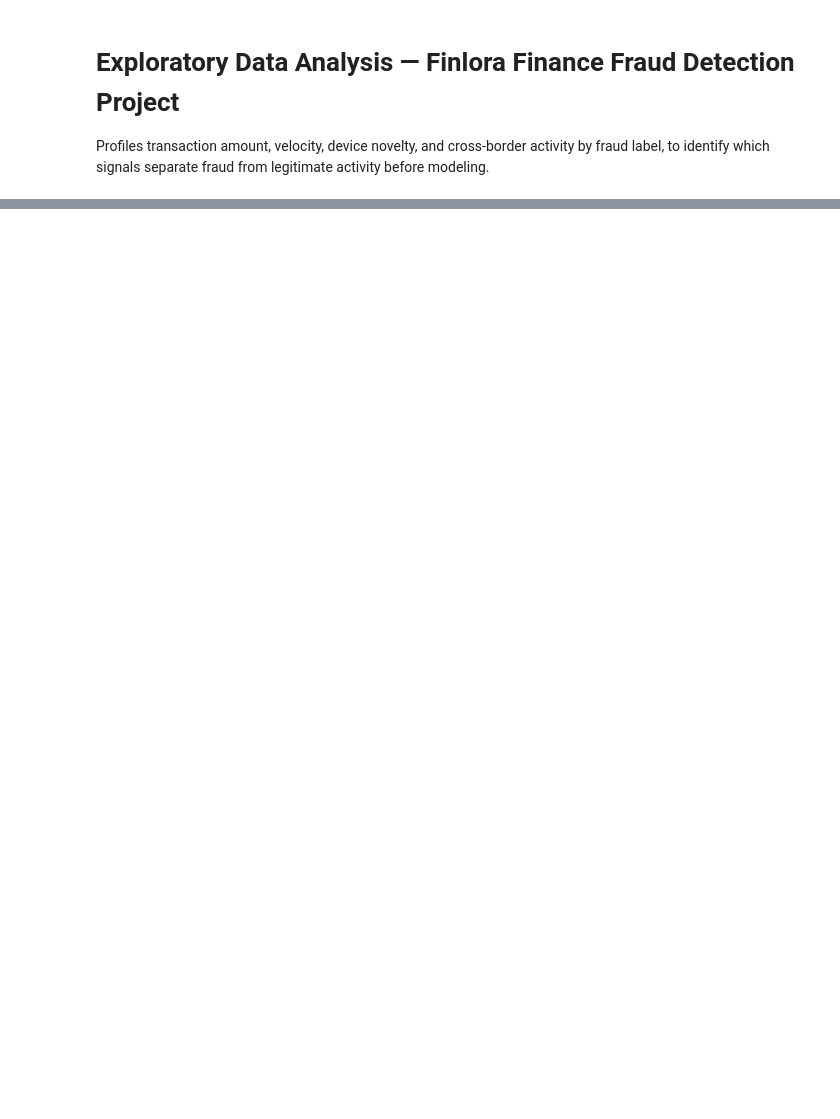
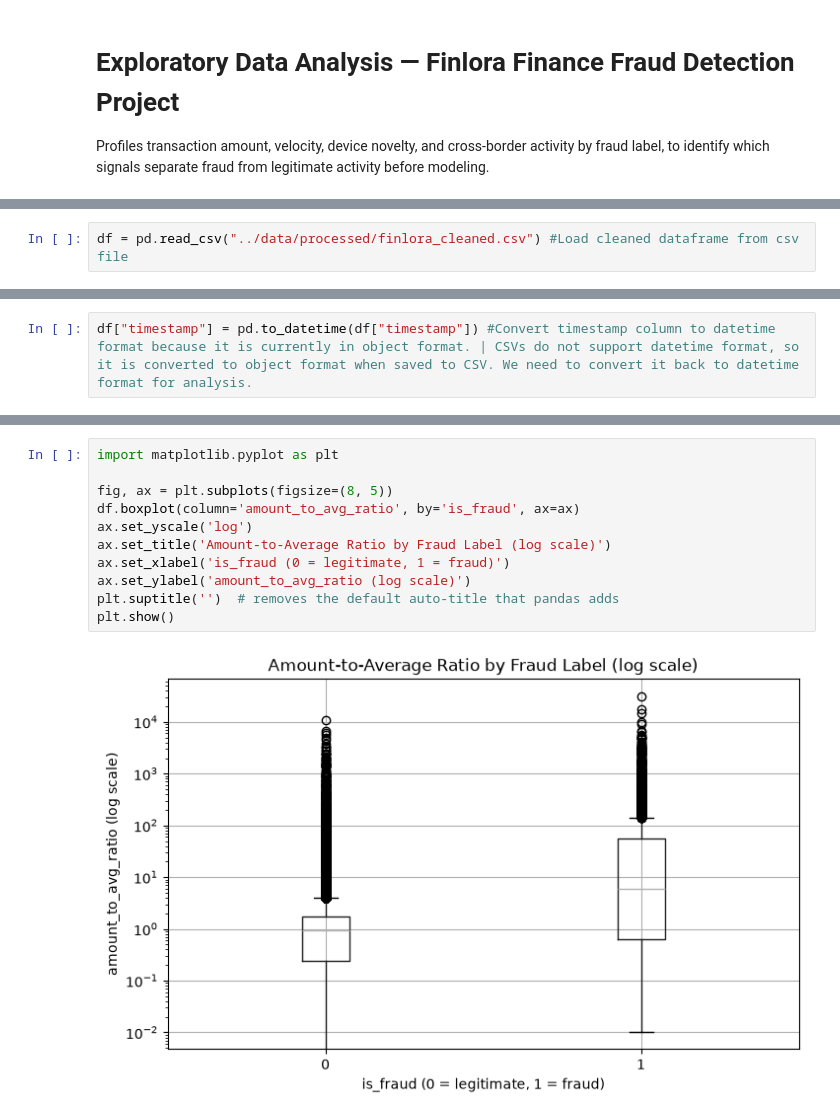
Before and after one commit to Adedamola-Akano/finlora_finance---fraud_detection_project, a Jupyter notebook: notebooks/02_eda.ipynb, the cells around one changed output, grey strips where cells are left out. Saved outputs shown, nothing was run; the diff lists cells and outputs as text; blank space fills up the shorter version.

```diff
--- a/notebooks/02_eda.ipynb
+++ b/notebooks/02_eda.ipynb
@@ -11,0 +9,2 @@ FileNotFoundError: [Errno 2] No such file or directory: '/../data/processed/finl
+# %%
+df = pd.read_csv("../data/processed/finlora_cleaned.csv") #Load cleaned dataframe from csv file
@@ -11,0 +19,2 @@ FileNotFoundError: [Errno 2] No such file or directory: '/../data/processed/finl
+# %%
+df["timestamp"] = pd.to_datetime(df["timestamp"]) #Convert timestamp column to datetime format because it is currently in object format. | CSVs do not support datetime format, so it is converted to object format when saved to CSV. We need to convert it back to datetime format for analysis.
@@ -11,0 +54,13 @@ FileNotFoundError: [Errno 2] No such file or directory: '/../data/processed/finl
+# %%
+import matplotlib.pyplot as plt
+
+fig, ax = plt.subplots(figsize=(8, 5))
+df.boxplot(column='amount_to_avg_ratio', by='is_fraud', ax=ax)
+ax.set_yscale('log')
+ax.set_title('Amount-to-Average Ratio by Fraud Label (log scale)')
+ax.set_xlabel('is_fraud (0 = legitimate, 1 = fraud)')
+ax.set_ylabel('amount_to_avg_ratio (log scale)')
+plt.suptitle('')  # removes the default auto-title that pandas adds
+plt.show()
+# %% [output]
+[figure, added]
```
Also changed, not shown: parts of 25 cells of this notebook, 1 other file.
